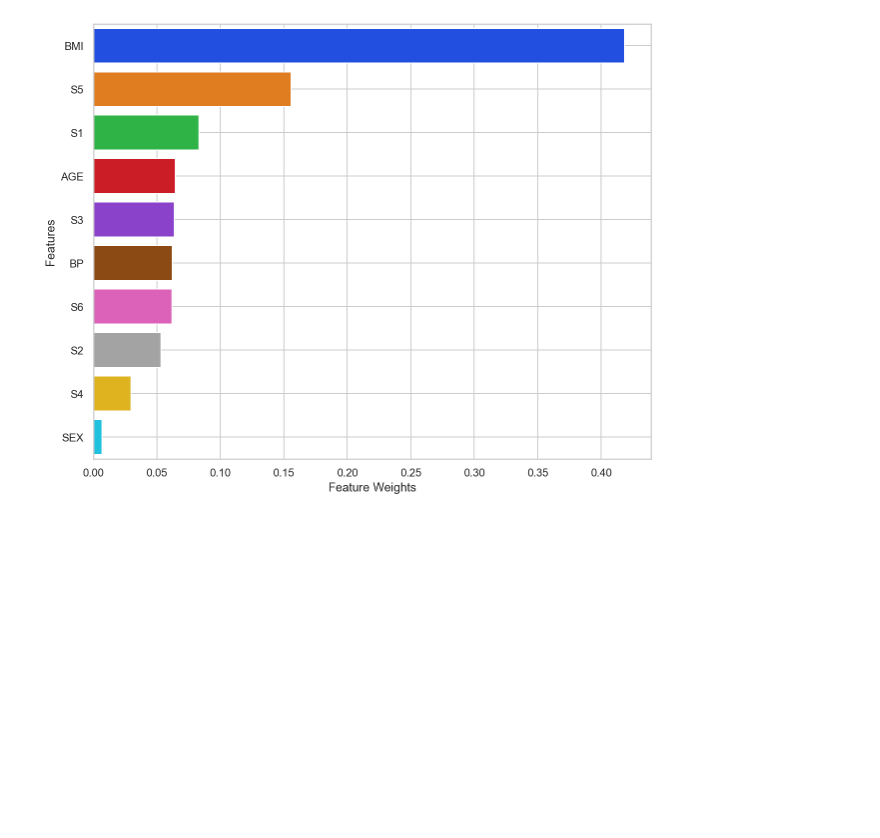
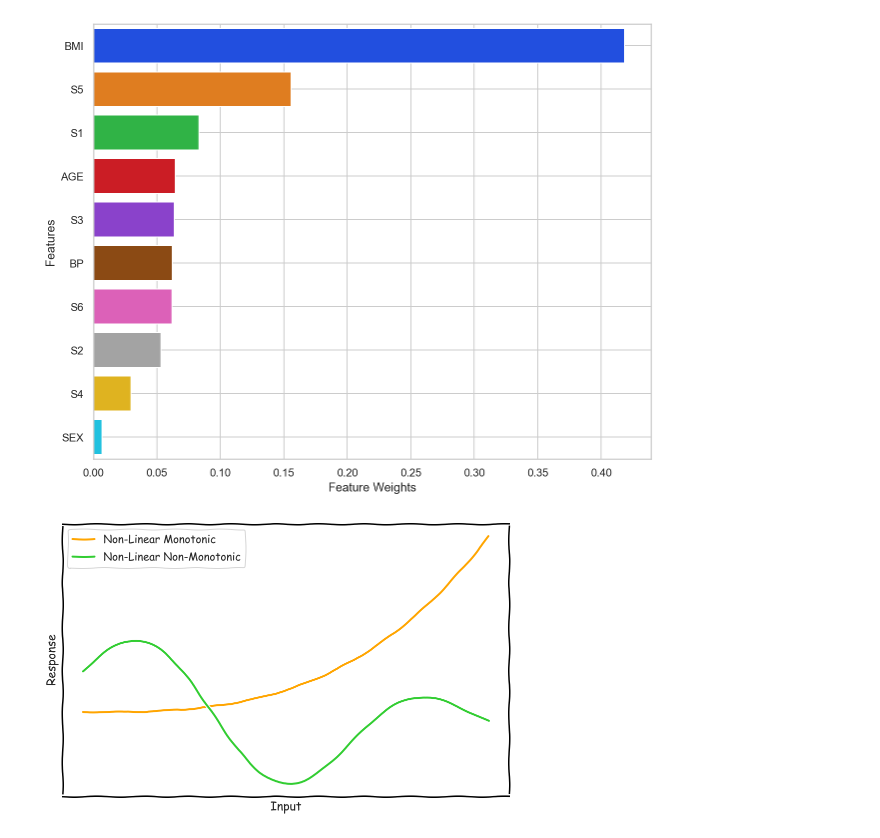
Before and after one commit to thampiman/interpretable-ai-book, a Jupyter notebook: chapter_02_lr_dt.ipynb, the cells around one changed output. Cells and saved outputs as stored; diff of their text form; code cells hidden in the pictures; blank space fills up the shorter version.

```diff
--- a/chapter_02_lr_dt.ipynb
+++ b/chapter_02_lr_dt.ipynb
@@ -203,3 +219,21 @@ f.savefig('images/chapter_02_decision_tree_feature_importance.png', dpi=220, bbo
 f.savefig('images/chapter_02_decision_tree_feature_importance.svg', format='svg', dpi=220, bbox_inches='tight');
 # %% [output]
 [figure]
+# %%
+size = 100
+input_x = np.arange(0, size)
+nonlinear_monotonic_increasing_y = (input_x ** 3) / 1500 + np.random.rand(size) + 500
+nonlinear_nonmonotonic_y = (np.cos(input_x/ 20) + np.sin(input_x / 10)) * 150 + 500
+with plt.xkcd():
+    f, ax = plt.subplots(figsize=(8, 5))
+    ax.plot(input_x, nonlinear_monotonic_increasing_y, 'orange', label='Non-Linear Monotonic')
+    ax.plot(input_x, nonlinear_nonmonotonic_y, 'limegreen', label='Non-Linear Non-Monotonic')
+    ax.set_xlabel('Input')
+    ax.set_ylabel('Response')
+    ax.set_xticks([])
+    ax.set_yticks([])
+    ax.legend()
+    f.savefig('images/chapter_02_nonlinear_response.png', dpi=220, bbox_inches='tight');
+    f.savefig('images/chapter_02_nonlinear_response.svg', format='svg', dpi=220, bbox_inches='tight');
+# %% [output]
+[figure, added]
```
Also changed, not shown: parts of 1 cell of this notebook, 4 other files.
